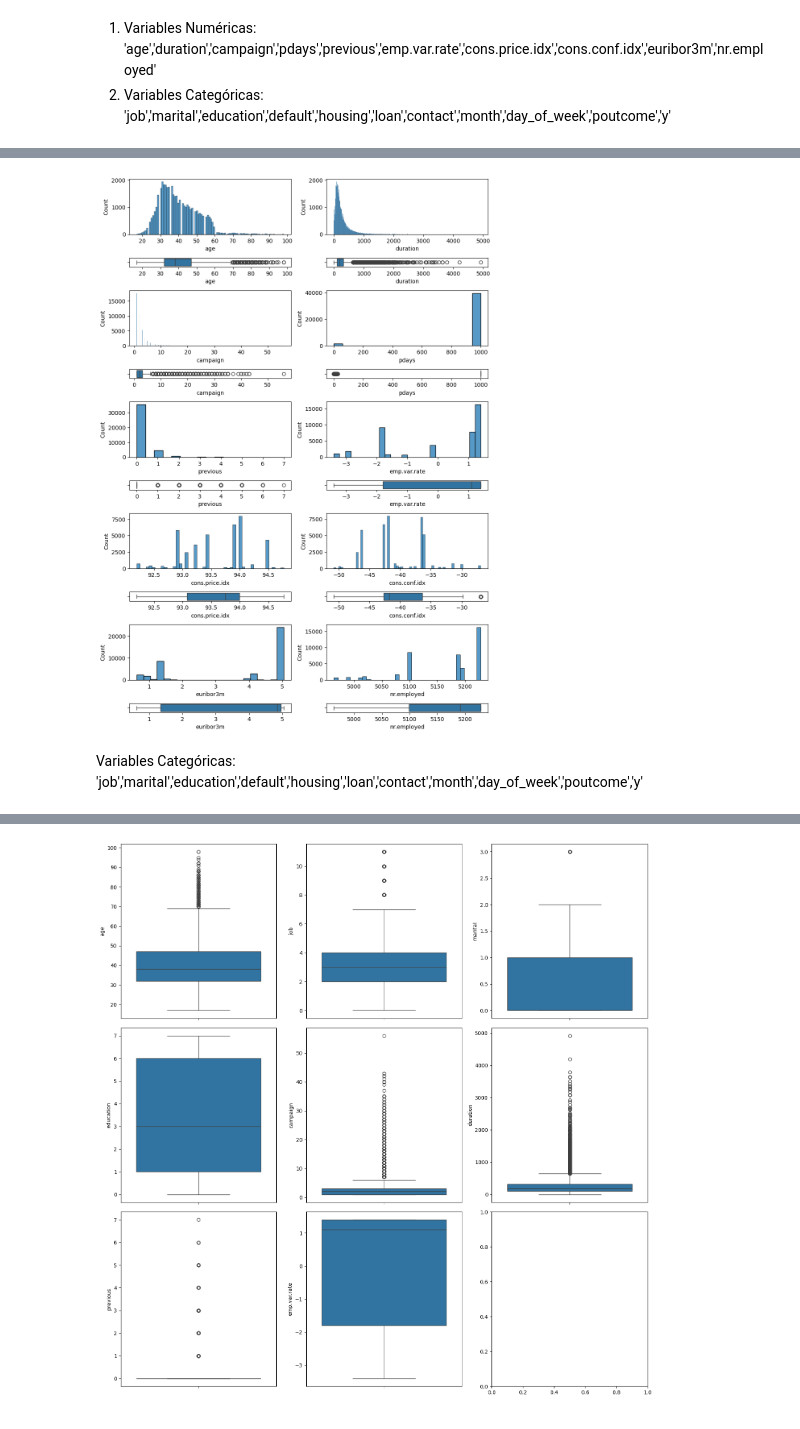
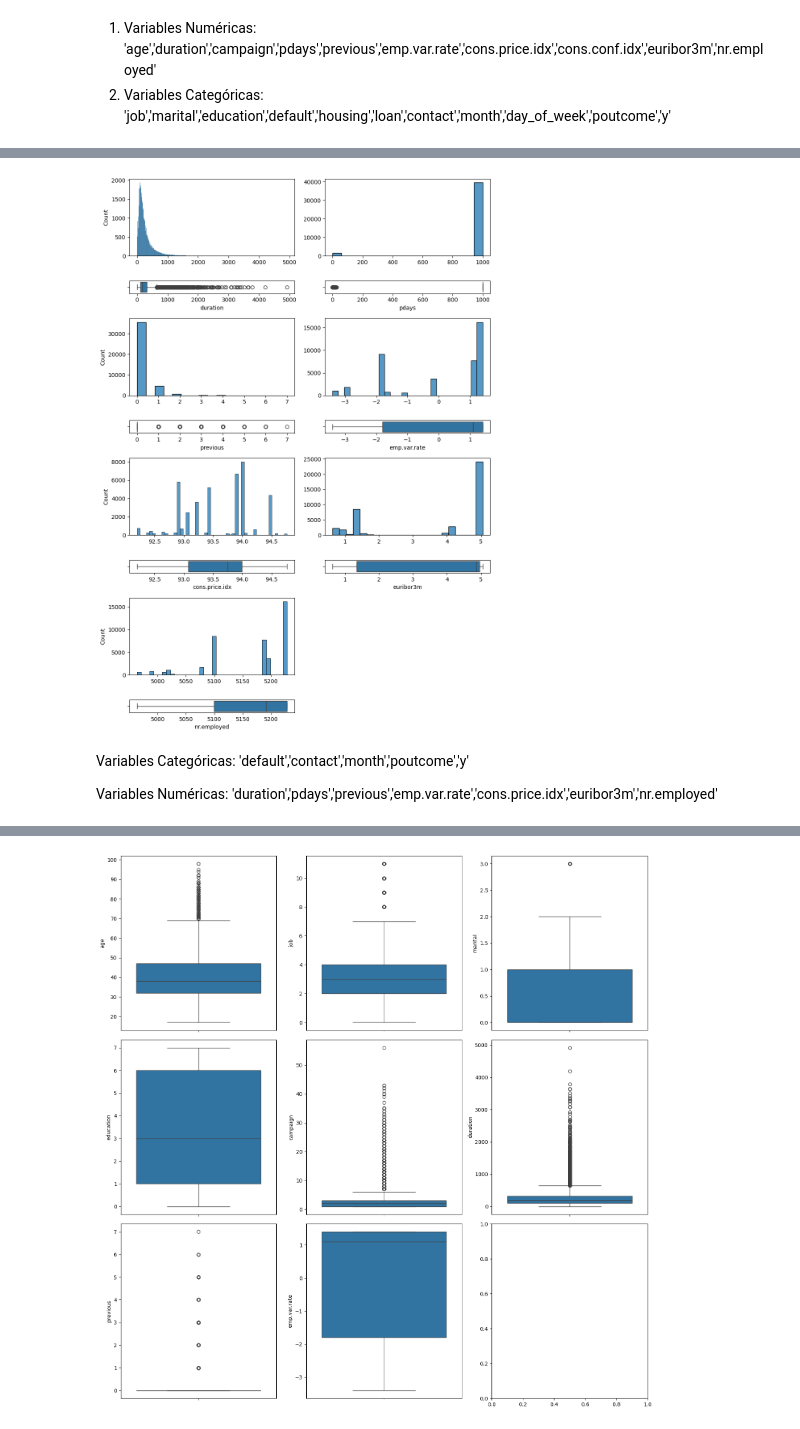
Before and after one commit to diegomacaya/regresion_logistica, a Jupyter notebook: src/explore.ipynb, the cells around one changed output, grey strips where cells are left out. Drawn from its saved outputs; the diff is of its cells as text; code cells hidden in the pictures.

```diff
--- a/src/explore.ipynb
+++ b/src/explore.ipynb
@@ -51,0 +50,4 @@ memory usage: 6.6+ MB
+# %%
+#Eliminar información irrelevante, elementos que correlacionados a y(tomar deposito) es menor a 0,1
+df.drop(["age", "marital", "job", "education",'housing','loan','day_of_week','campaign','cons.conf.idx'], axis = 1, inplace = True)
+df.head()
@@ -85,43 +91,34 @@ plt.show()
 # %%
 #Analisis de variables numéricas
-#Variables Numéricas: 'age','duration','campaign','pdays','previous','emp.var.rate','cons.price.idx','cons.conf.idx','euribor3m','nr.employed'
-fig, axis = plt.subplots(10, 2, figsize = (10, 14), gridspec_kw = {"height_ratios": [6, 1, 6, 1,6, 1, 6, 1,6, 1]})
+#Variables Numéricas: 'duration','pdays','previous','emp.var.rate','cons.price.idx','euribor3m','nr.employed'
+fig, axis = plt.subplots(8, 2, figsize = (10, 14), gridspec_kw = {"height_ratios": [6, 1, 6, 1,6, 1,6,1]})
 
-sns.histplot(ax = axis[0, 0], data = df, x = "age")
-sns.boxplot(ax = axis[1, 0], data = df, x = "age")
+sns.histplot(ax = axis[0, 0], data = df, x = "duration").set(xlabel = None)
+sns.boxplot(ax = axis[1, 0], data = df, x = "duration")
 
-sns.histplot(ax = axis[0, 1], data = df, x = "duration")
-sns.boxplot(ax = axis[1, 1], data = df, x = "duration")
+sns.histplot(ax = axis[0, 1], data = df, x = "pdays").set(xlabel = None, ylabel = None)
+sns.boxplot(ax = axis[1, 1], data = df, x = "pdays")
 
-sns.histplot(ax = axis[2, 0], data = df, x = "campaign")
-sns.boxplot(ax = axis[3, 0], data = df, x = "campaign")
+sns.histplot(ax = axis[2, 0], data = df, x = "previous").set(xlabel = None)
+sns.boxplot(ax = axis[3, 0], data = df, x = "previous")
 
-sns.histplot(ax = axis[2,1], data = df, x = "pdays")
-sns.boxplot(ax = axis[3, 1], data = df, x = "pdays")
+sns.histplot(ax = axis[2,1], data = df, x = "emp.var.rate").set(xlabel = None, ylabel = None)
+sns.boxplot(ax = axis[3, 1], data = df, x = "emp.var.rate")
 
-sns.histplot(ax = axis[4, 0], data = df, x = "previous")
-sns.boxplot(ax = axis[5, 0], data = df, x = "previous")
+sns.histplot(ax = axis[4, 0], data = df, x = "cons.price.idx").set(xlabel = None)
+sns.boxplot(ax = axis[5, 0], data = df, x = "cons.price.idx")
 
-sns.histplot(ax = axis[4,1], data = df, x = "emp.var.rate")
-sns.boxplot(ax = axis[5, 1], data = df, x = "emp.var.rate")
+sns.histplot(ax = axis[4,1], data = df, x = "euribor3m").set(xlabel = None, ylabel = None)
+sns.boxplot(ax = axis[5, 1], data = df, x = "euribor3m")
 
-sns.histplot(ax = axis[6, 0], data = df, x = "cons.price.idx")
-sns.boxplot(ax = axis[7, 0], data = df, x = "cons.price.idx")
-
-sns.histplot(ax = axis[6,1], data = df, x = "cons.conf.idx")
-sns.boxplot(ax = axis[7, 1], data = df, x = "cons.conf.idx")
-
-sns.histplot(ax = axis[8, 0], data = df, x = "euribor3m")
-sns.boxplot(ax = axis[9, 0], data = df, x = "euribor3m")
-
-sns.histplot(ax = axis[8,1], data = df, x = "nr.employed")
-sns.boxplot(ax = axis[9, 1], data = df, x = "nr.employed")
+sns.histplot(ax = axis[6, 0], data = df, x = "nr.employed").set(xlabel = None)
+sns.boxplot(ax = axis[7, 0], data = df, x = "nr.employed")
+fig.delaxes(axis[6, 1])
+fig.delaxes(axis[7, 1])
 # Adjust layout
 plt.tight_layout()
 
 # Show the plot
 plt.show()
 # %% [output]
-[figure, old version]
+[figure, new version]
-# %% [markdown]
-Variables Categóricas: 'job','marital','education','default','housing','loan','contact','month','day_of_week','poutcome','y'
@@ -129,0 +125,4 @@ Variables Categóricas: 'job','marital','education','default','housing','loan','
+# %% [markdown]
+Variables Categóricas: 'default','contact','month','poutcome','y'
+
+Variables Numéricas: 'duration','pdays','previous','emp.var.rate','cons.price.idx','euribor3m','nr.employed'
```
Also changed, not shown: parts of 9 cells of this notebook.
